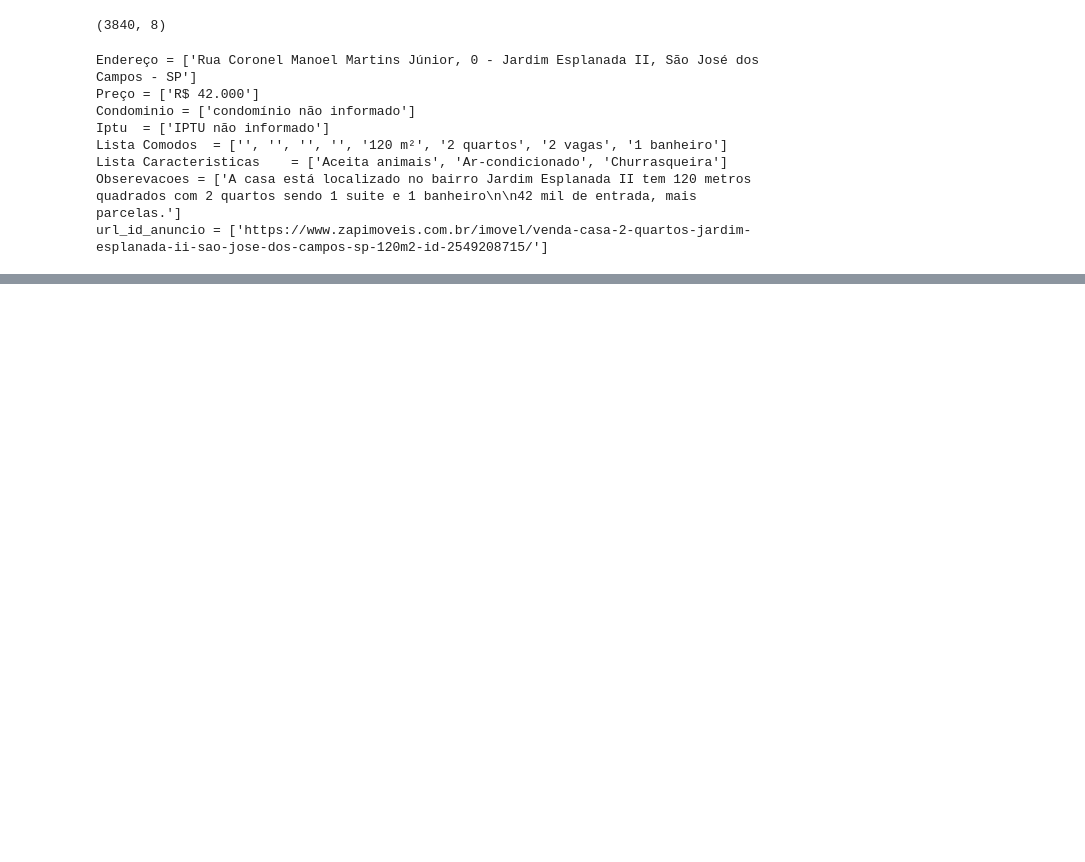
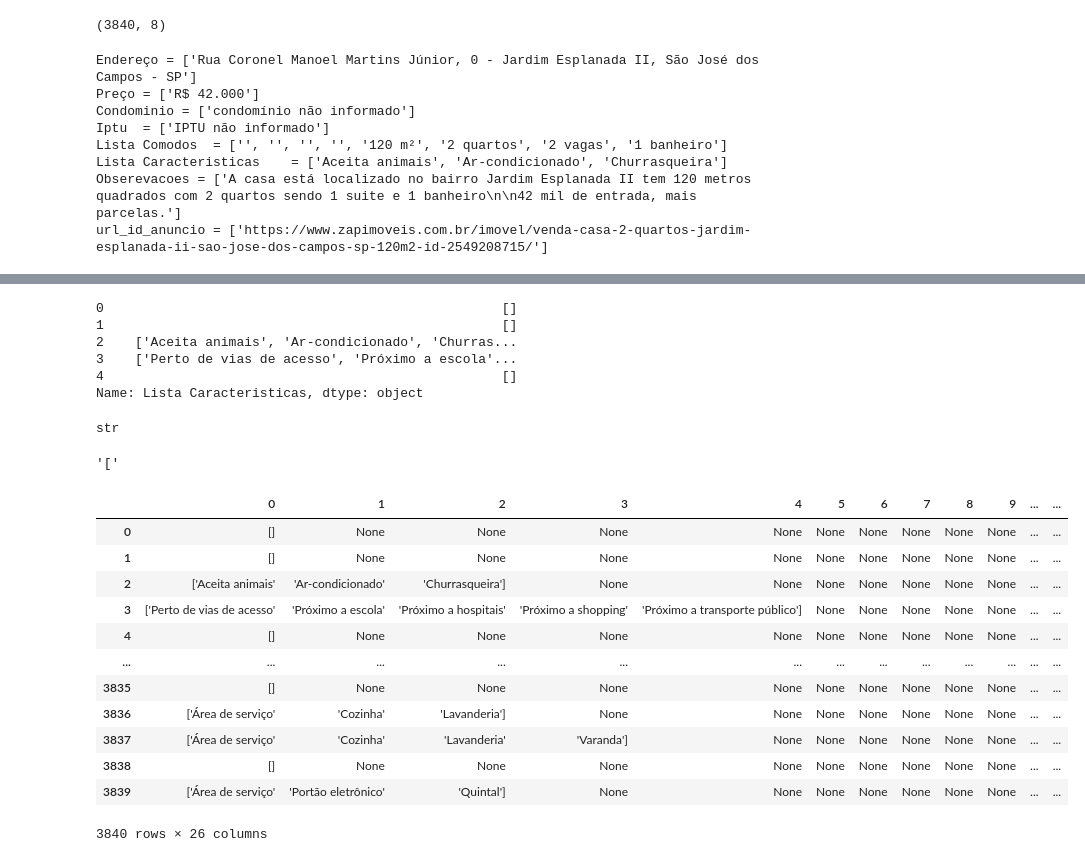
Before and after one commit to jpnune/estudo-imoveis-sao-jose-dos-campos, a Jupyter notebook: web scrapping imoveis zap/limpeza_e_tratamento_dados.ipynb, the cells around one changed output, grey strips where cells are left out. Cells and saved outputs as stored; diff of their text form; code cells hidden in the pictures; blank space fills up the shorter version.

```diff
--- a/web scrapping imoveis zap/limpeza_e_tratamento_dados.ipynb
+++ b/web scrapping imoveis zap/limpeza_e_tratamento_dados.ipynb
@@ -115,0 +167,8 @@ Name: Condominio, dtype: int64
+# %%
+#criando uma coluna df['area'] com apply(para cada linha faca) usando um lambda, q aplica uma uma
+# funcao de regex, q vai esxtrair um \b = inicio diferente de um alfanumerico, \d+ = um ou mais digitos
+# \s+ = um ou mais espaços em branco, m = letra 'm', \B = esta do lado de um alfanumerico dentro de uma string(nao pode
+# ser fim de string, tem q ter um letra pelo menos), group() serve para mostrar em forma de visual(match) e
+# [:2] = fatiamento para deixar apenas os numeros
+df['area (m²)'] = df['Lista Comodos'].apply(lambda x: re.search(r"\b\d+\s+m\B", x).group()[:-2] if re.search(r"\b\d+\s+m\B", x) != None else None )
+df['area (m²)'].head()
@@ -115,0 +182,3 @@ Name: Condominio, dtype: int64
+# %%
+df['quartos'] = df['Lista Comodos'].apply(lambda x: re.search(r"\b\d+\s+q\B", x).group()[:-2] if re.search(r"\b\d+\s+q\B", x) != None else None )
+df['quartos'].head()
@@ -115,0 +192,3 @@ Name: Condominio, dtype: int64
+# %%
+df['vagas garagem'] = df['Lista Comodos'].apply(lambda x: re.search(r"\b\d+\s+v\B", x).group()[:-2] if re.search(r"\b\d+\s+v\B", x) != None else None )
+df['vagas garagem'].head()
@@ -115,0 +202,3 @@ Name: Condominio, dtype: int64
+# %%
+df['banheiro'] = df['Lista Comodos'].apply(lambda x: re.search(r"\b\d+\s+b\B", x).group()[:-2] if re.search(r"\b\d+\s+b\B", x) != None else None )
+df['banheiro'].head()
@@ -115,0 +219,36 @@ Name: Condominio, dtype: int64
+# %%
+#verificando e trando a variavel lista caracteristica
+df['Lista Caracteristicas'].head()
+# %% [output]
+0                                                   []
+1                                                   []
+2    ['Aceita animais', 'Ar-condicionado', 'Churras...
+3    ['Perto de vias de acesso', 'Próximo a escola'...
+4                                                   []
+Name: Lista Caracteristicas, dtype: object
+# %%
+type(df['Lista Caracteristicas'][0])
+# %% [output]
+str
+# %%
+#verificando se [] siginifica vazio ou uma string '[' + ']'
+df['Lista Caracteristicas'][0][0]
+# %% [output]
+'['
+# %%
+df_caracteristica = df['Lista Caracteristicas'].str.split(',', expand= True)
+df_caracteristica
+# %% [output]
+|  | 0 | 1 | 2 | 3 | 4 | 5 | 6 | 7 | 8 | 9 | ... | ... |
+| 0 | [] | None | None | None | None | None | None | None | None | None | ... | ... |
+| 1 | [] | None | None | None | None | None | None | None | None | None | ... | ... |
+| 2 | ['Aceita animais' | 'Ar-condicionado' | 'Churrasqueira'] | None | None | None | None | None | None | None | ... | ... |
+| 3 | ['Perto de vias de acesso' | 'Próximo a escola' | 'Próximo a hospitais' | 'Próximo a shopping' | 'Próximo a transporte público'] | None | None | None | None | None | ... | ... |
+| 4 | [] | None | None | None | None | None | None | None | None | None | ... | ... |
+| ... | ... | ... | ... | ... | ... | ... | ... | ... | ... | ... | ... | ... |
+| 3835 | [] | None | None | None | None | None | None | None | None | None | ... | ... |
+| 3836 | ['Área de serviço' | 'Cozinha' | 'Lavanderia'] | None | None | None | None | None | None | None | ... | ... |
+| 3837 | ['Área de serviço' | 'Cozinha' | 'Lavanderia' | 'Varanda'] | None | None | None | None | None | None | ... | ... |
+| 3838 | [] | None | None | None | None | None | None | None | None | None | ... | ... |
+| 3839 | ['Área de serviço' | 'Portão eletrônico' | 'Quintal'] | None | None | None | None | None | None | None | ... | ... |
+3840 rows × 26 columns
```
Also changed, not shown: parts of 23 cells of this notebook, 3 other files.
